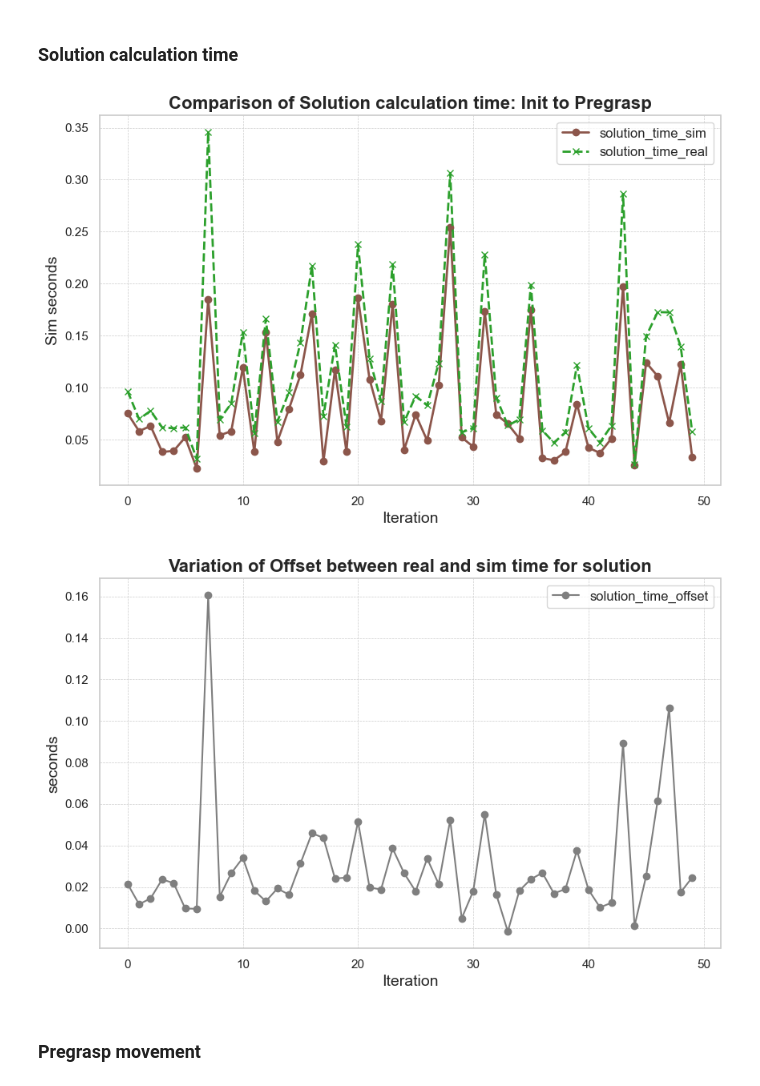
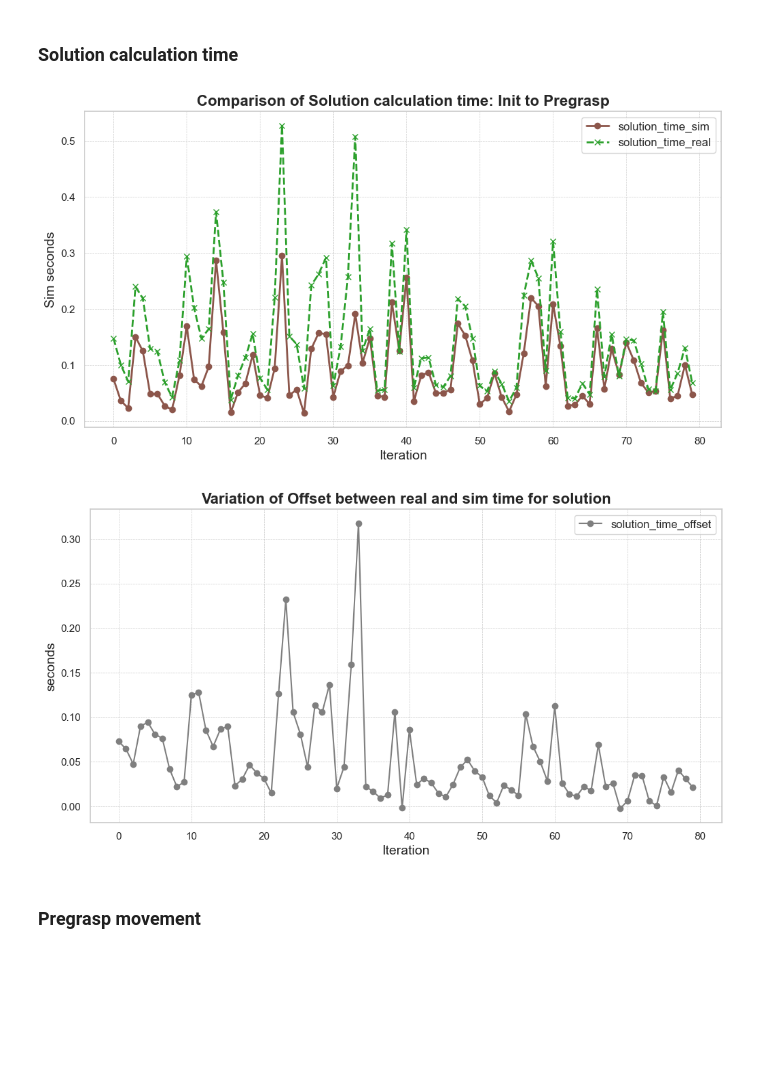
Before and after one commit to adityavkulkarni/2D_dynamic_object_grasping, a Jupyter notebook: results.ipynb, the cells around one changed output. Drawn from its saved outputs; the diff is of its cells as text; code cells hidden in the pictures; blank space fills up the shorter version.

```diff
--- a/results.ipynb
+++ b/results.ipynb
@@ -4,8 +4,8 @@ import matplotlib.pyplot as plt
 import seaborn as sns
 sns.set(style="whitegrid")
 # %%
-df = pd.read_csv("results.csv")
+df = pd.read_csv("results80.csv")
 len_df = len(df)
-df.head()
+df
 # %% [output]
 |  | Unnamed: 0 | iteration | grasp_status | total_time | solution_time_sim | solution_time_real | ... |
@@ -33,23 +40,23 @@ plt.show()
 # %% [markdown]
 ### Solution calculation time
 # %%
-plt.figure(figsize=(10, 6))
+plt.figure(figsize=(12, 6))
 plt.title('Comparison of Solution calculation time: Init to Pregrasp')
 plt.plot(df['solution_time_sim'], label='solution_time_sim', marker='o', linestyle='-', linewidth=2, color=sns.color_palette("tab10")[5])
 plt.plot(df['solution_time_real'], label='solution_time_real', marker='x', linestyle='--', linewidth=2, color=sns.color_palette("tab10")[2])
 
 plt.title('Comparison of Solution calculation time: Init to Pregrasp', fontsize=16, fontweight='bold')
 plt.xlabel('Iteration', fontsize=14)
 plt.ylabel('Sim seconds', fontsize=14)
 
 plt.legend(fontsize=12, loc='upper right')
 
 plt.grid(True, which='both', linestyle='--', linewidth=0.5)
 plt.savefig(f"./viz_results/solution_time_sim_real{len_df}.png")
 # %% [output]
-[figure, old version]
+[figure, new version]
 # %%
-plt.figure(figsize=(10, 6))
+plt.figure(figsize=(12, 6))
 plt.plot(df['solution_time_offset'], label='solution_time_offset', marker='o', color=sns.color_palette("tab10")[7])
 
 plt.title('Variation of Offset between real and sim time for solution', fontsize=16, fontweight='bold')
@@ -60,7 +67,7 @@ plt.legend(fontsize=12, loc='upper right')
 plt.grid(True, which='both', linestyle='--', linewidth=0.5)
 plt.savefig(f"./viz_results/solution_time_offset{len_df}.png")
 # %% [output]
-[figure, old version]
+[figure, new version]
 # %% [markdown]
 ### Pregrasp movement
 # %%
```
Also changed, not shown: parts of 6 cells of this notebook, 1 other file.
